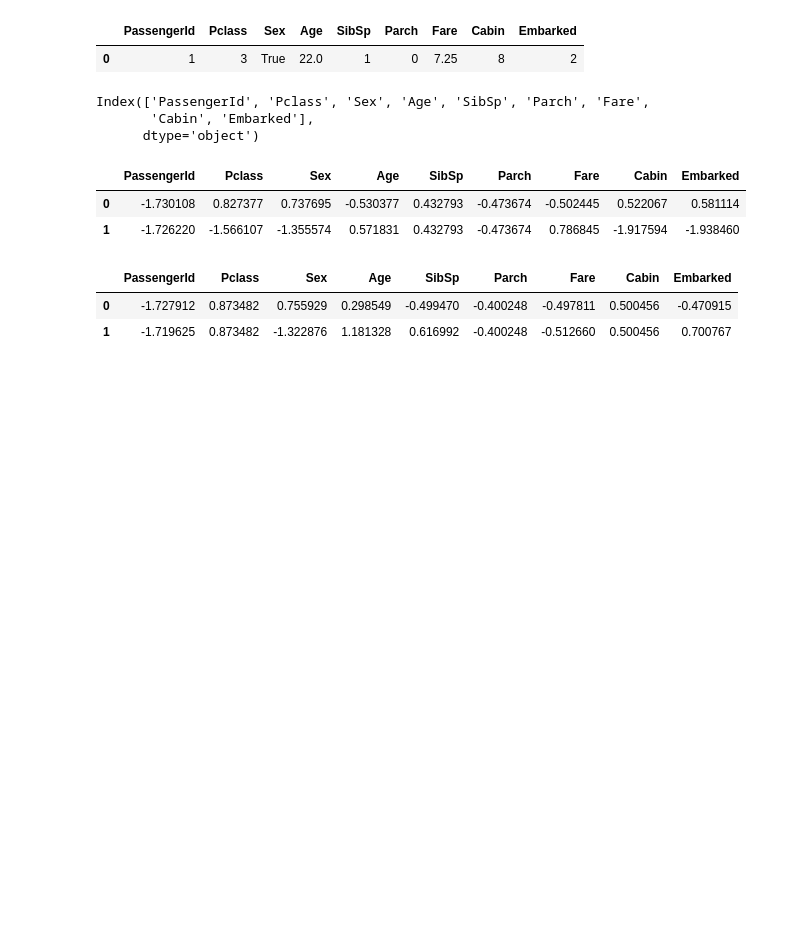
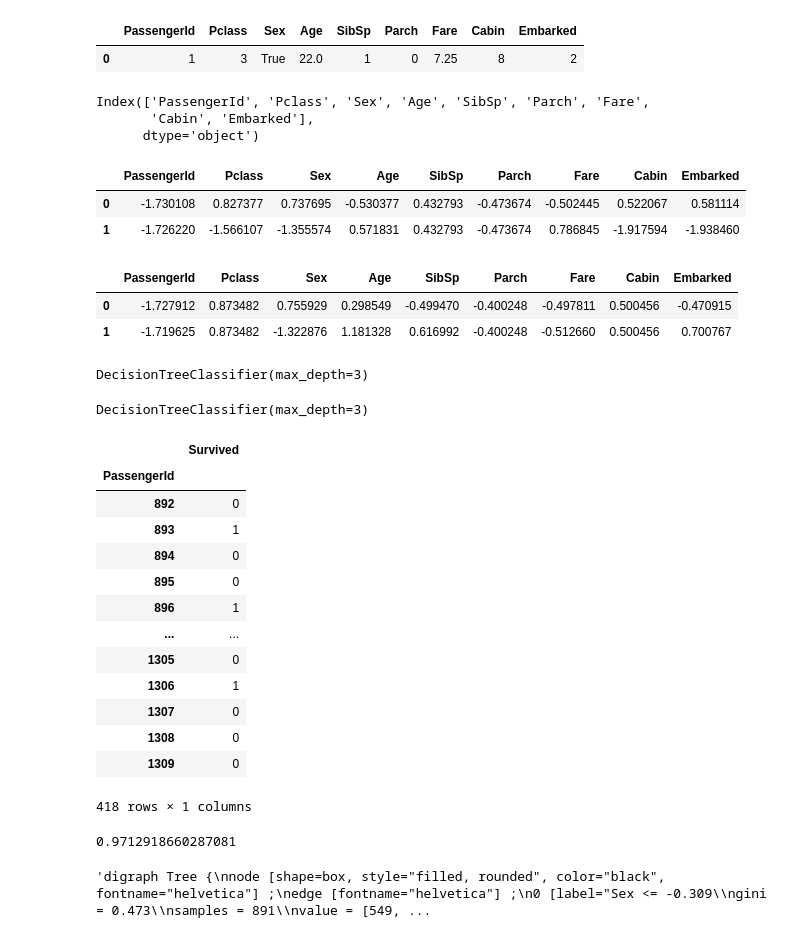
Before and after one commit to sojog/Machine-Learning-Python-2025, a Jupyter notebook: Curs6/03.titanic_prep.ipynb, the cells around one changed output. Saved outputs shown, nothing was run; the diff lists cells and outputs as text; code cells hidden in the pictures; blank space fills up the shorter version.

Commit message:
Titani - Decision Tree Classifier

```diff
--- a/Curs6/03.titanic_prep.ipynb
+++ b/Curs6/03.titanic_prep.ipynb
@@ -94,0 +97,31 @@ test_df.head(2)
+# %%
+model = DecisionTreeClassifier(max_depth=3)
+model
+# %% [output]
+DecisionTreeClassifier(max_depth=3)
+# %%
+model.fit(traind_df, train_survived)
+# %% [output]
+DecisionTreeClassifier(max_depth=3)
+# %%
+test_survived = pd.read_csv("titanic/gender_submission.csv", index_col="PassengerId")
+test_survived
+# %% [output]
+|  | Survived |
+| PassengerId |  |
+| 892 | 0 |
+| 893 | 1 |
+| 894 | 0 |
+| 895 | 0 |
+| 896 | 1 |
+| ... | ... |
+| 1305 | 0 |
+| 1306 | 1 |
+| 1307 | 0 |
+| 1308 | 0 |
+| 1309 | 0 |
+418 rows × 1 columns
+# %%
+model.score(test_df, test_survived)
+# %% [output]
+0.9712918660287081
@@ -94,0 +133,4 @@ test_df.head(2)
+# %%
+exported_data
+# %% [output]
+'digraph Tree {\nnode [shape=box, style="filled, rounded", color="black", fontname="helvetica"] ;\nedge [fontname="helvetica"] ;\n0 [label="Sex <= -0.309\\ngini = 0.473\\nsamples = 891\\nvalue = [549, ...
```
Also changed, not shown: parts of 11 cells of this notebook.
